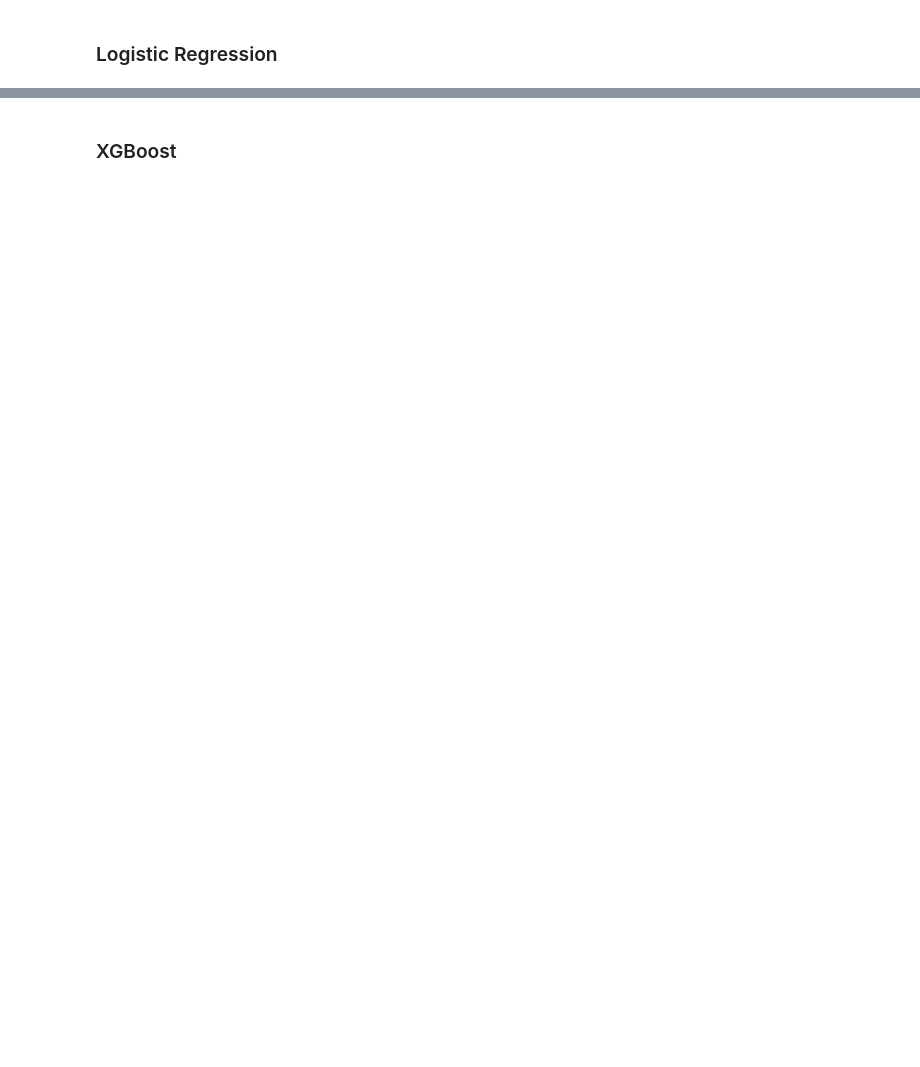
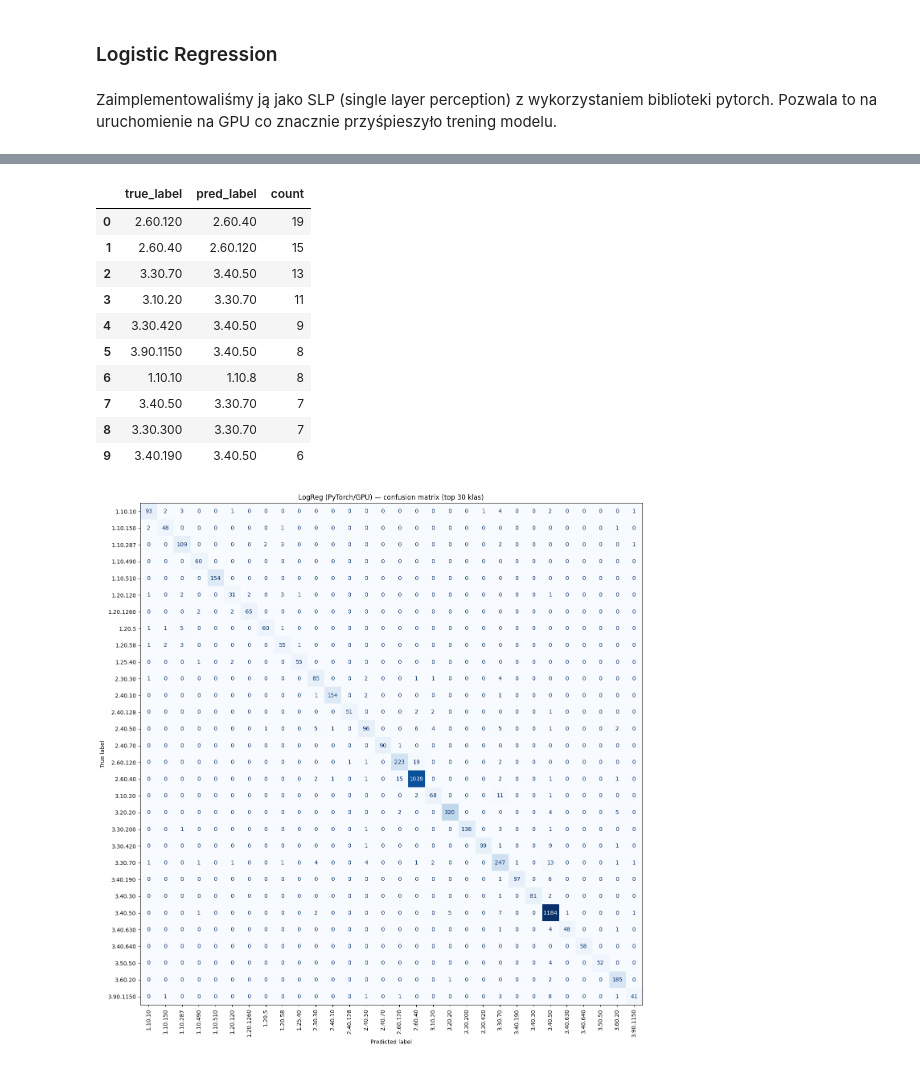
Before and after one commit to DavidJones1102/ML_project, a Jupyter notebook: InterPLM.ipynb, the cells around one changed output, grey strips where cells are left out. Saved outputs shown, nothing was run; the diff lists cells and outputs as text; code cells hidden in the pictures; blank space fills up the shorter version.

```diff
--- a/InterPLM.ipynb
+++ b/InterPLM.ipynb
@@ -206,8 +254,8 @@ ReLUSAE(
 import numpy as np
 from tqdm import tqdm
 
-# --- OGRANICZENIE DANYCH DO TESTÓW ---
-SAMPLE_SIZE = 100_000
+# --- OGRANICZENIE DANYCH ---
+SAMPLE_SIZE = 50_000
 
 if SAMPLE_SIZE:
     df_subset = full_dataset.sample(n=min(SAMPLE_SIZE, len(full_dataset)), random_state=42).copy()
@@ -331,36 +431,8 @@ print(classification_report(
 # %% [markdown]
 ### Logistic Regression
+# %% [markdown]
+Zaimplementowaliśmy ją jako SLP (single layer perception) z wykorzystaniem biblioteki pytorch. Pozwala to na uruchomienie na GPU co znacznie przyśpieszyło trening modelu.
 # %%
-import torch
-import torch.nn as nn
-import torch.optim as optim
-import numpy as np
-from sklearn.metrics import classification_report, accuracy_score, f1_score, precision_score, recall_score
-from sklearn.model_selection import train_test_split
-from sklearn.preprocessing import LabelEncoder
-
-unique_classes, counts = np.unique(y, return_counts=True)
-valid_classes = unique_classes[counts > 1]
-mask_valid = np.isin(y, valid_classes)
-X_filtered = X[mask_valid]
-y_filtered = y[mask_valid]
-
-le = LabelEncoder()
-y_encoded = le.fit_transform(y_filtered)
-
-X_train, X_test, y_train, y_test = train_test_split(
-    X_filtered, y_encoded, test_size=0.2, random_state=42, stratify=y_encoded
-)
-
-DEVICE = torch.device("cuda" if torch.cuda.is_available() else "cpu")
-print(f"Trenowanie na: {DEVICE}")
-
-X_train_t = torch.tensor(X_train, dtype=torch.float32).to(DEVICE)
-y_train_t = torch.tensor(y_train, dtype=torch.long).to(DEVICE)
-X_test_t = torch.tensor(X_test, dtype=torch.float32).to(DEVICE)
-
-input_dim = X_train.shape[1]
-output_dim = len(valid_classes)
 
 class LogisticRegressionPyTorch(nn.Module):
     def __init__(self, input_dim, output_dim):
@@ -372,16 +444,18 @@ class LogisticRegressionPyTorch(nn.Module):
 
 model = LogisticRegressionPyTorch(input_dim, output_dim).to(DEVICE)
 
-
 criterion = nn.CrossEntropyLoss()
 optimizer = optim.Adam(model.parameters(), lr=0.01)
 EPOCHS = 1000
+
+loss_history = []
 
 for epoch in range(EPOCHS):
     model.train()
 
     outputs = model(X_train_t)
     loss = criterion(outputs, y_train_t)
+    loss_history.append(loss.item())
 
     optimizer.zero_grad()
     loss.backward()
@@ -390,7 +464,6 @@ for epoch in range(EPOCHS):
     if (epoch+1) % 100 == 0 or epoch == 0:
         print(f'Epoch [{epoch+1}/{EPOCHS}], Loss: {loss.item():.4f}')
 
-
 print("Ewaluacja")
 model.eval()
 with torch.no_grad():
@@ -398,11 +471,19 @@ with torch.no_grad():
     _, predicted = torch.max(outputs.data, 1)
     y_pred = predicted.cpu().numpy()
 
-
 acc = accuracy_score(y_test, y_pred)
 f1 = f1_score(y_test, y_pred, average='macro')
 p = precision_score(y_test, y_pred, average='macro', zero_division=0)
 r = recall_score(y_test, y_pred, average='macro', zero_division=0)
+
+# Zapis metryk do porównania
+results['LogReg (PyTorch/GPU)'] = {
+    'accuracy': acc,
+    'f1_macro': f1,
+    'precision_macro': p,
+    'recall_macro': r,
+}
+globals()['results'] = results
 
 print("-" * 30)
 print(f"Accuracy:       {acc:.2%}")
@@ -420,5 +501,15 @@ print(classification_report(
     labels=unique_test_labels,
     target_names=target_names,
     zero_division=0
-))
+) )
+
+# Confusion matrix + TOP-10 pomyłek
+show_confusion_and_top_mistakes(
+    y_true=y_test,
+    y_pred=y_pred,
+    label_encoder=le,
+    title='LogReg (PyTorch/GPU)',
+    top_k=10,
+    max_classes=30,
+)
 # %% [output]
@@ -442,2 +533,12 @@ weighted avg       0.79      0.81      0.79      1953
+|  | true_label | pred_label | count |
+| 0 | 2.60.120 | 2.60.40 | 19 |
+| 1 | 2.60.40 | 2.60.120 | 15 |
+| 2 | 3.30.70 | 3.40.50 | 13 |
+| 3 | 3.10.20 | 3.30.70 | 11 |
+| 4 | 3.30.420 | 3.40.50 | 9 |
+| 5 | 3.90.1150 | 3.40.50 | 8 |
+| 6 | 1.10.10 | 1.10.8 | 8 |
+| 7 | 3.40.50 | 3.30.70 | 7 |
+| 8 | 3.30.300 | 3.30.70 | 7 |
+| 9 | 3.40.190 | 3.40.50 | 6 |
+[figure, added]
-# %% [markdown]
-### XGBoost
```
Also changed, not shown: parts of 29 cells of this notebook.
